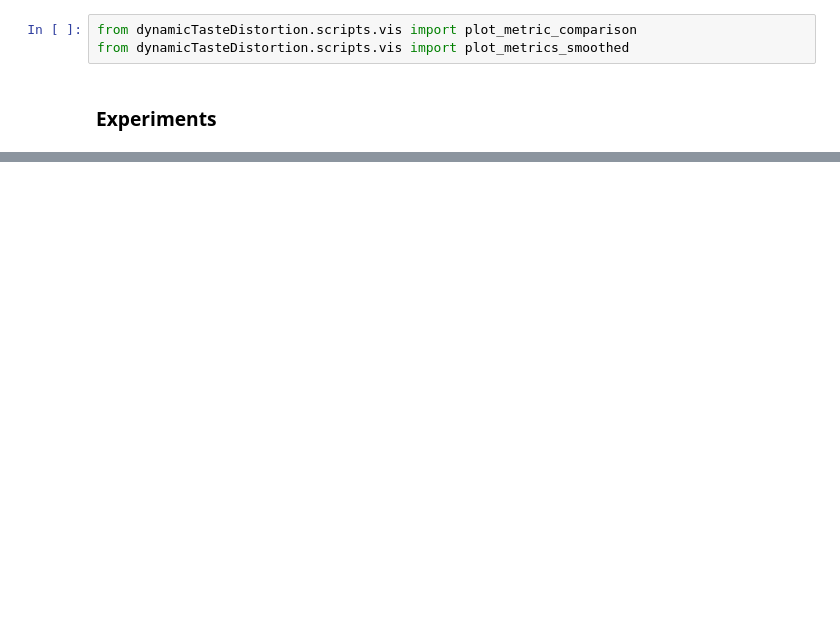
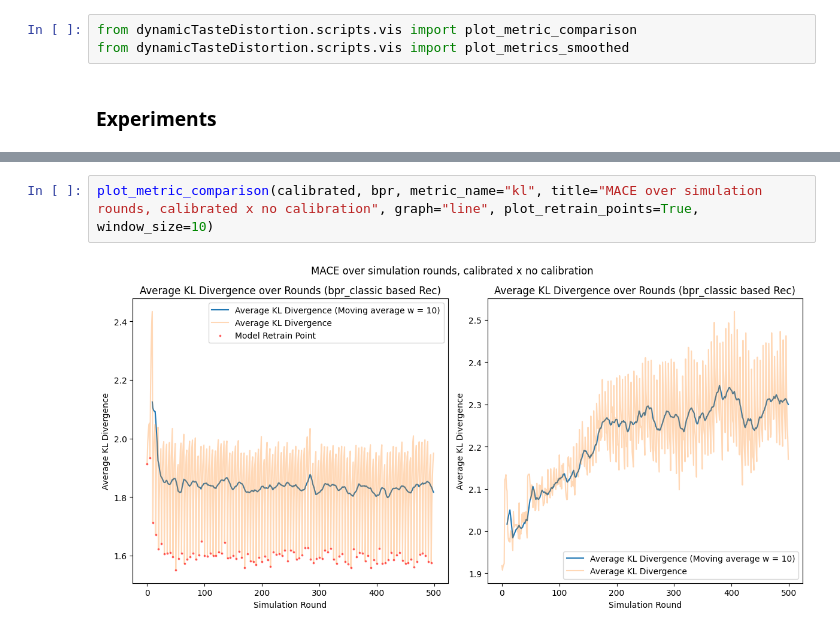
Before and after one commit to caiotda/dynamicTasteDistortion, a Jupyter notebook: calibration_experiment.ipynb, the cells around one changed output, grey strips where cells are left out. Drawn from its saved outputs; the diff is of its cells as text; blank space fills up the shorter version.

```diff
--- a/calibration_experiment.ipynb
+++ b/calibration_experiment.ipynb
@@ -50,0 +53,4 @@ plot_metric_comparison(calibrated, random_rec, metric_name="mace", title="MACE o
+# %%
+plot_metric_comparison(calibrated, bpr, metric_name="kl", title="MACE over simulation rounds, calibrated x no calibration", graph="line", plot_retrain_points=True,  window_size=10)
+# %% [output]
+[figure, added]
```
Also changed, not shown: parts of 22 cells of this notebook, 2 other files.
